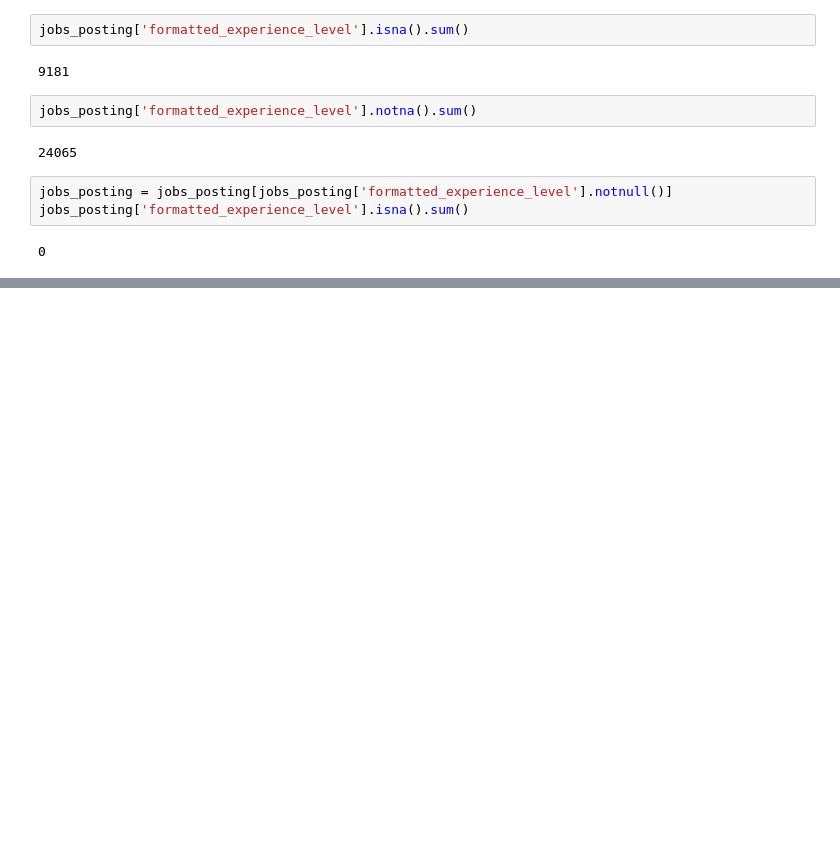
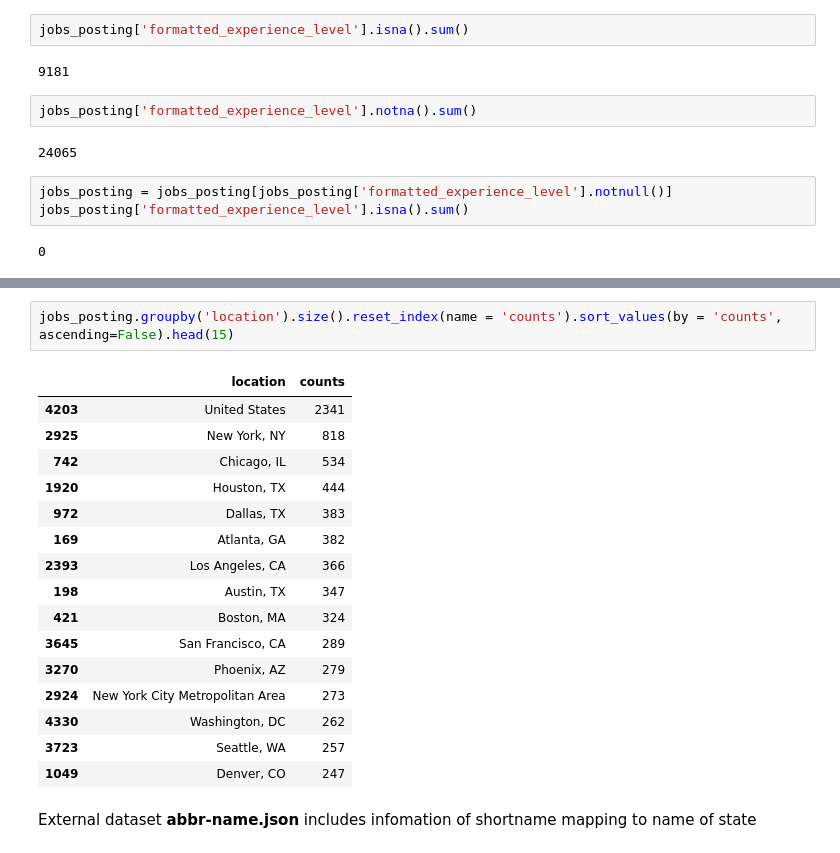
Before and after one commit to realanguyen96/Linkedln_dataset, a Jupyter notebook: LinkedIn_Jobs.ipynb, the cells around one changed output, grey strips where cells are left out. Saved outputs shown, nothing was run; the diff lists cells and outputs as text; blank space fills up the shorter version.

```diff
--- a/LinkedIn_Jobs.ipynb
+++ b/LinkedIn_Jobs.ipynb
@@ -214,0 +199,21 @@ jobs_posting['formatted_experience_level'].isna().sum()
+# %%
+jobs_posting.groupby('location').size().reset_index(name = 'counts').sort_values(by = 'counts', ascending=False).head(15)
+# %% [output]
+|  | location | counts |
+| 4203 | United States | 2341 |
+| 2925 | New York, NY | 818 |
+| 742 | Chicago, IL | 534 |
+| 1920 | Houston, TX | 444 |
+| 972 | Dallas, TX | 383 |
+| 169 | Atlanta, GA | 382 |
+| 2393 | Los Angeles, CA | 366 |
+| 198 | Austin, TX | 347 |
+| 421 | Boston, MA | 324 |
+| 3645 | San Francisco, CA | 289 |
+| 3270 | Phoenix, AZ | 279 |
+| 2924 | New York City Metropolitan Area | 273 |
+| 4330 | Washington, DC | 262 |
+| 3723 | Seattle, WA | 257 |
+| 1049 | Denver, CO | 247 |
+# %% [markdown]
+External dataset __abbr-name.json__ includes infomation of shortname mapping to name of state
```
Also changed, not shown: parts of 7 cells of this notebook.
